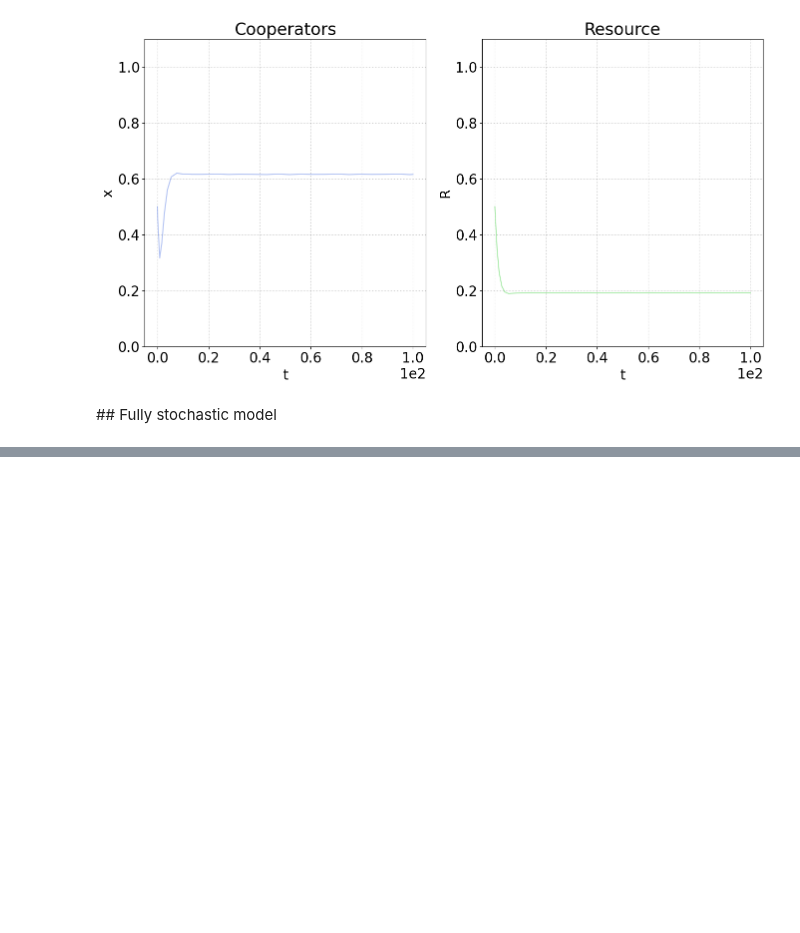
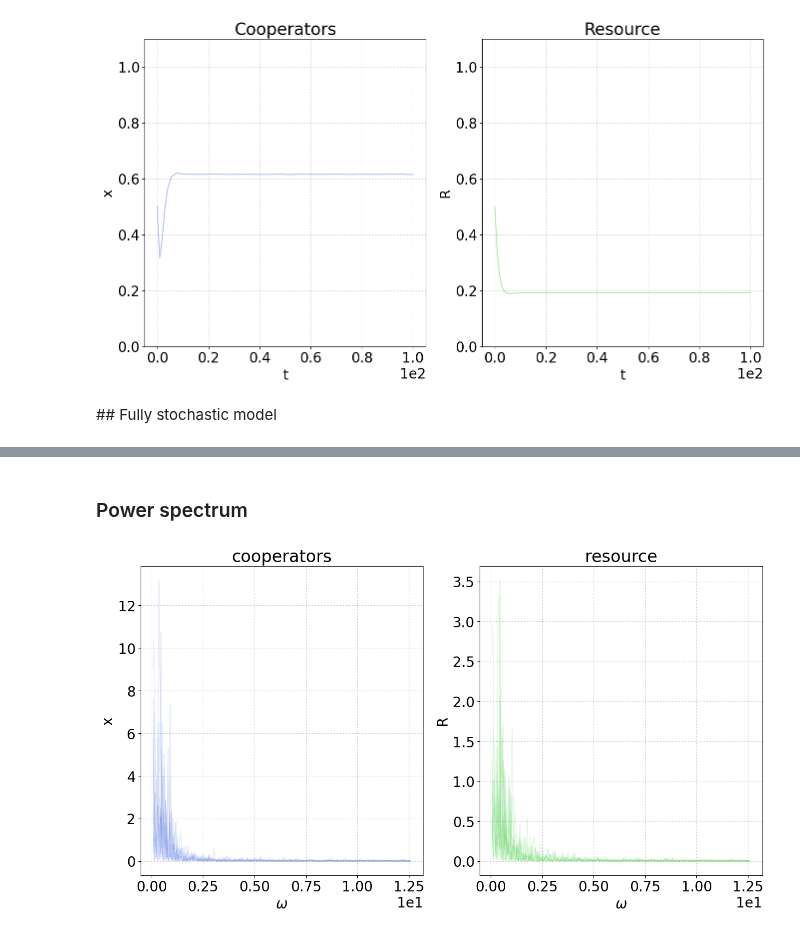
Before and after one commit to fabiomngzz/CPRSustainability, a Jupyter notebook: CPRsust_fullyStoc.ipynb, the cells around one changed output, grey strips where cells are left out. Cells and saved outputs as stored; diff of their text form; code cells hidden in the pictures; blank space fills up the shorter version.

Commit message:
Power spectrum - calculation for individual trajectories

```diff
--- a/CPRsust_fullyStoc.ipynb
+++ b/CPRsust_fullyStoc.ipynb
@@ -723,0 +725,2 @@ else:
+# %% [markdown]
+### Power spectrum
@@ -723,0 +750,27 @@ else:
+# %%
+plotsObjPS = [
+    {
+        'name' : 'cooperators',
+        'x' : 2*np.pi*np.array(freqCoopsKF),
+        'y' : psCoopsKF,
+        'yMean' : [],
+        'color' : 'royalblue',
+        'xlabel' : r'$\omega$',
+        'ylabel' : 'x',
+        'yLims' : []
+    },
+    {
+        'name' : 'resource',
+        'x' : 2*np.pi*np.array(freqResKF),
+        'y' : psResKF,
+        'yMean' : [],
+        'color' : 'limegreen',
+        'xlabel' : r'$\omega$',
+        'ylabel' : 'R',
+        'yLims' : []
+    }
+]
+
+figKFPS, axKFPS = CPRSustStocSimPlot(plotsObjPS)
+# %% [output]
+[figure, added]
```
Also changed, not shown: parts of 5 cells of this notebook, 1 other file.
